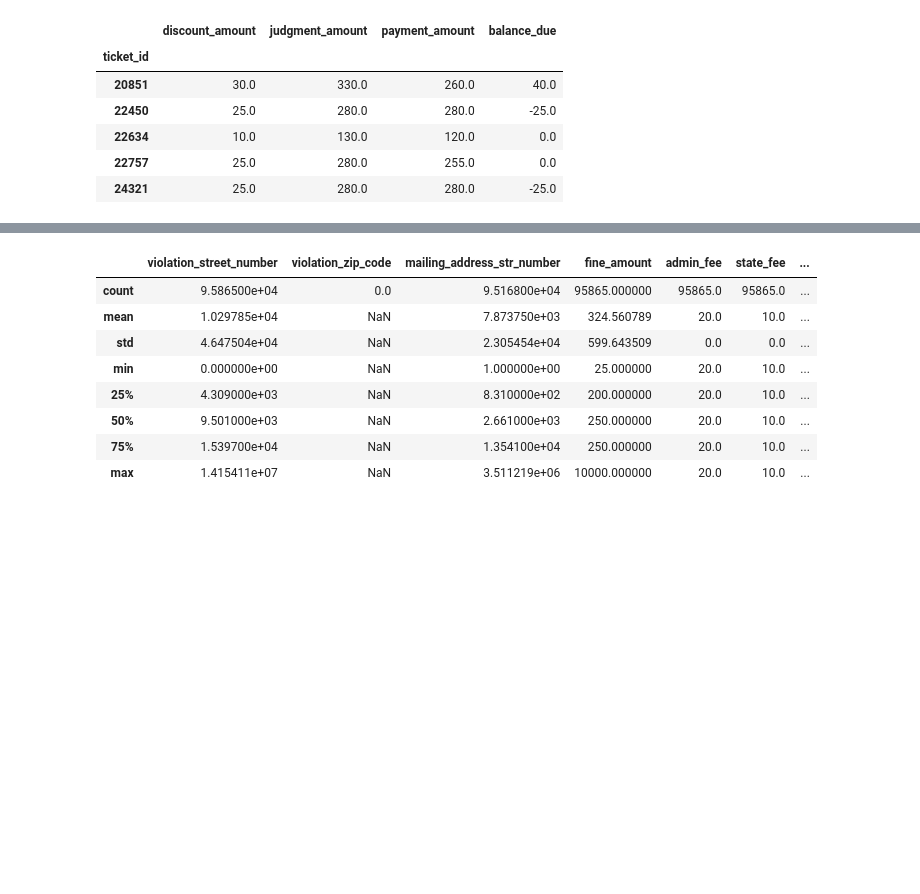
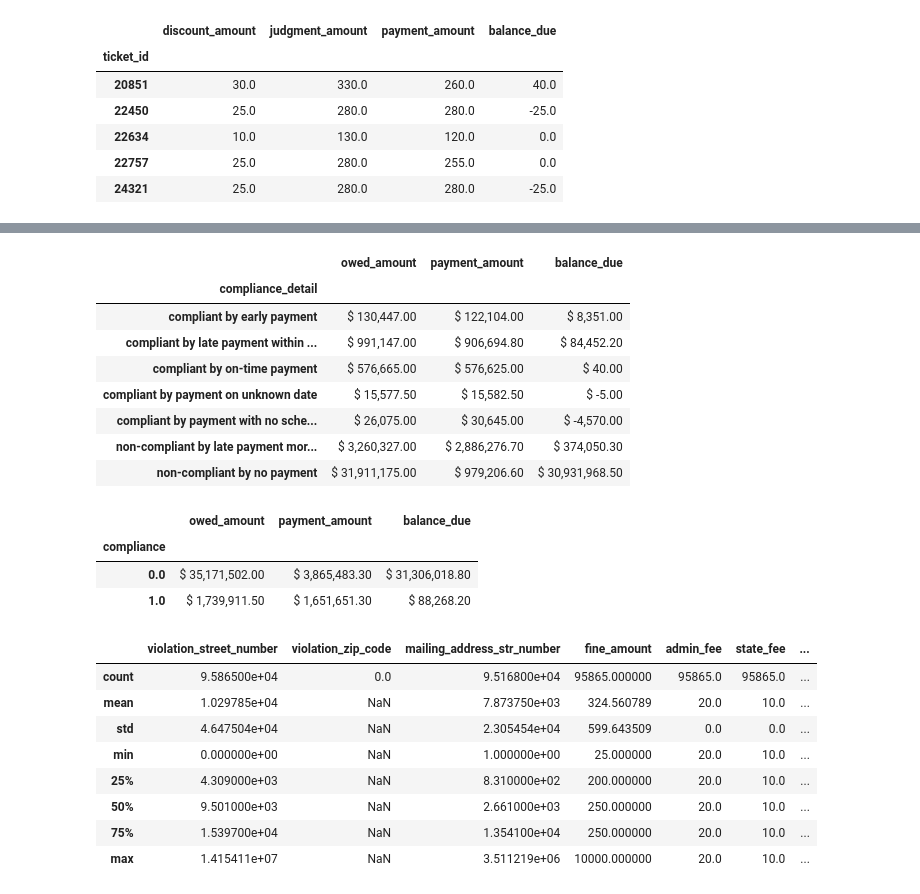
Before and after one commit to henriqueumeda/Property-Maintenance-Blight-Ticket-Fines, a Jupyter notebook: Property Maintenance Blight Ticket Fines.ipynb, the cells around one changed output, grey strips where cells are left out. Drawn from its saved outputs; the diff is of its cells as text; code cells hidden in the pictures; blank space fills up the shorter version.

```diff
--- a/Property Maintenance Blight Ticket Fines.ipynb
+++ b/Property Maintenance Blight Ticket Fines.ipynb
@@ -300,0 +331,3 @@ df[df['discount_amount'] != 0][['discount_amount', 'judgment_amount', 'payment_a
+# %%
+df['payment_year'] = df['payment_date'].str.extract(r'(\d{4})')
+df.groupby('payment_year').agg({'payment_amount':np.sum}).apply(lambda series: series.apply(lambda x: '$ {0:,.2f}'.format(x)))
@@ -300,0 +354,3 @@ df[df['discount_amount'] != 0][['discount_amount', 'judgment_amount', 'payment_a
+# %%
+df['ticket_issued_year'] = df['ticket_issued_date'].str.extract(r'(\d{4})')
+df.groupby('ticket_issued_year').agg({'balance_due':np.sum}).apply(lambda series: series.apply(lambda x: '$ {0:,.2f}'.format(x)))
@@ -301,3 +391,22 @@ df[df['discount_amount'] != 0][['discount_amount', 'judgment_amount', 'payment_a
+# %%
+df.groupby('compliance_detail').agg({'owed_amount':np.sum, 'payment_amount':np.sum, 'balance_due':np.sum}).apply(lambda series: series.apply(lambda x: '$ {0:,.2f}'.format(x)))
+# %% [output]
+|  | owed_amount | payment_amount | balance_due |
+| compliance_detail |  |  |  |
+| compliant by early payment | $ 130,447.00 | $ 122,104.00 | $ 8,351.00 |
+| compliant by late payment within ... | $ 991,147.00 | $ 906,694.80 | $ 84,452.20 |
+| compliant by on-time payment | $ 576,665.00 | $ 576,625.00 | $ 40.00 |
+| compliant by payment on unknown date | $ 15,577.50 | $ 15,582.50 | $ -5.00 |
+| compliant by payment with no sche... | $ 26,075.00 | $ 30,645.00 | $ -4,570.00 |
+| non-compliant by late payment mor... | $ 3,260,327.00 | $ 2,886,276.70 | $ 374,050.30 |
+| non-compliant by no payment | $ 31,911,175.00 | $ 979,206.60 | $ 30,931,968.50 |
+# %%
+df.groupby('compliance').agg({'owed_amount':np.sum, 'payment_amount':np.sum, 'balance_due':np.sum}).apply(lambda series: series.apply(lambda x: '$ {0:,.2f}'.format(x)))
+# %% [output]
+|  | owed_amount | payment_amount | balance_due |
+| compliance |  |  |  |
+| 0.0 | $ 35,171,502.00 | $ 3,865,483.30 | $ 31,306,018.80 |
+| 1.0 | $ 1,739,911.50 | $ 1,651,651.30 | $ 88,268.20 |
 # %%
 df.describe()
 # %% [output]
```
Also changed, not shown: parts of 15 cells of this notebook.
